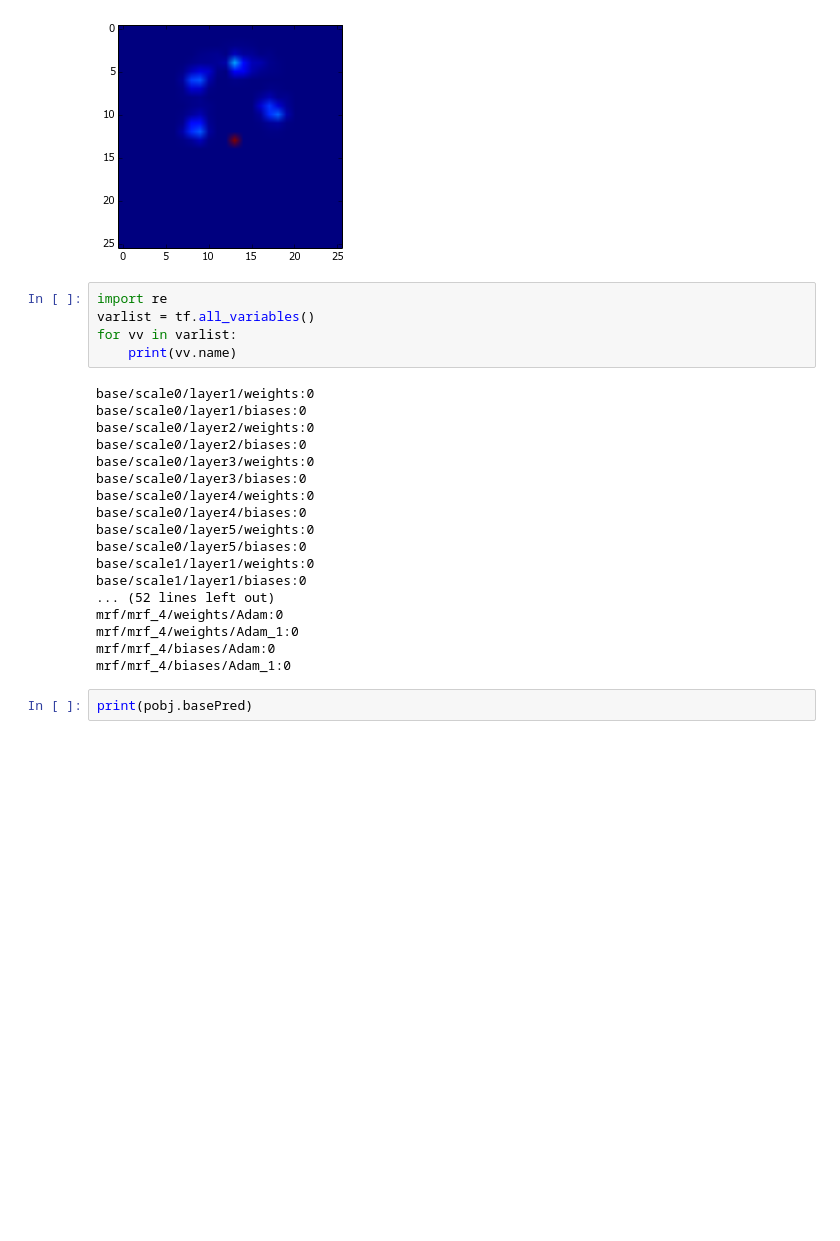
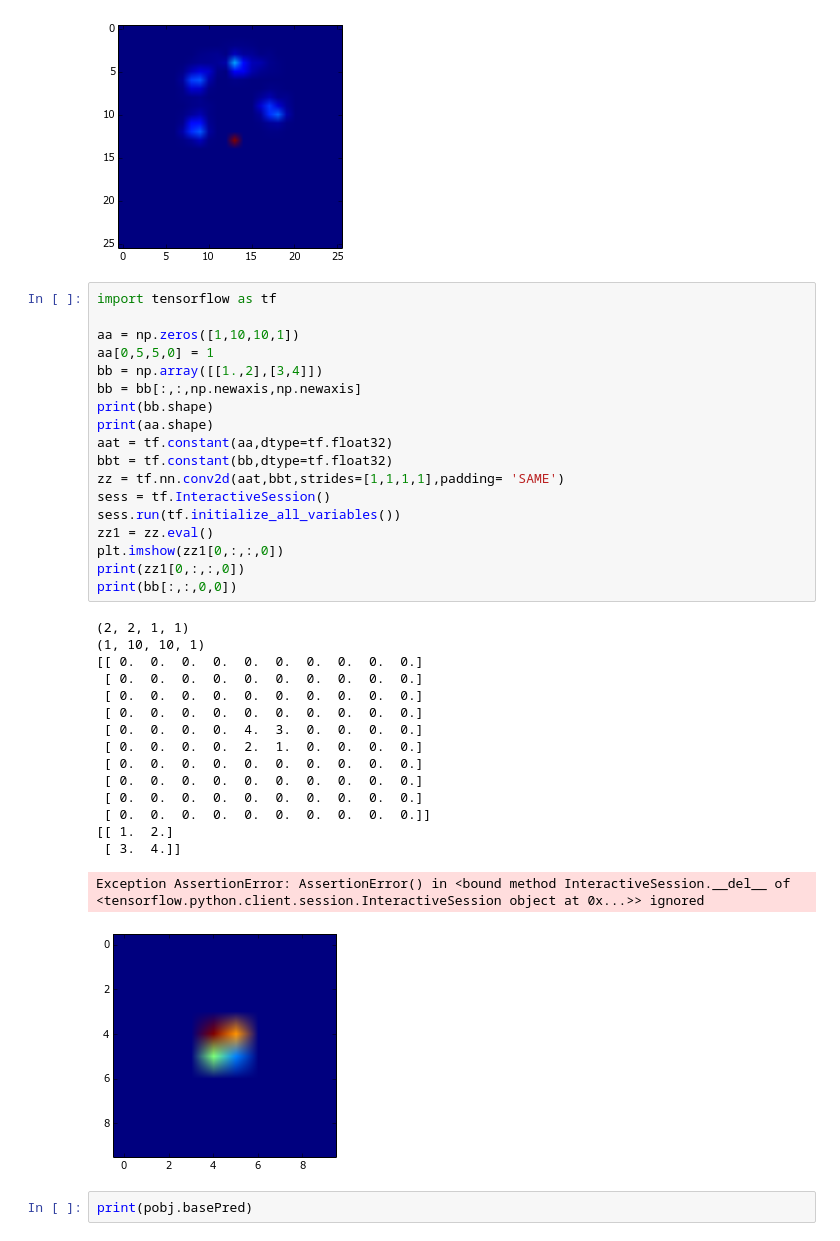
Before and after one commit to mkabra/poseTF, a Jupyter notebook: cellCodeHead.ipynb, the cells around one changed output. Drawn from its saved outputs; the diff is of its cells as text; blank space fills up the shorter version.

```diff
--- a/cellCodeHead.ipynb
+++ b/cellCodeHead.ipynb
@@ -1306,29 +1350,41 @@ print(oo.max())
 (26, 26, 5, 5)
 0.2
 [figure]
-# %%
-import re
-varlist = tf.all_variables()
-for vv in varlist:
-    print(vv.name)
-# %% [output]
-base/scale0/layer1/weights:0
-base/scale0/layer1/biases:0
-base/scale0/layer2/weights:0
-base/scale0/layer2/biases:0
-base/scale0/layer3/weights:0
-base/scale0/layer3/biases:0
-base/scale0/layer4/weights:0
-base/scale0/layer4/biases:0
-base/scale0/layer5/weights:0
-base/scale0/layer5/biases:0
-base/scale1/layer1/weights:0
-base/scale1/layer1/biases:0
-... (52 lines left out)
-mrf/mrf_4/weights/Adam:0
-mrf/mrf_4/weights/Adam_1:0
-mrf/mrf_4/biases/Adam:0
-mrf/mrf_4/biases/Adam_1:0
+# %%
+import tensorflow as tf
+
+aa = np.zeros([1,10,10,1])
+aa[0,5,5,0] = 1
+bb = np.array([[1.,2],[3,4]])
+bb = bb[:,:,np.newaxis,np.newaxis]
+print(bb.shape)
+print(aa.shape)
+aat = tf.constant(aa,dtype=tf.float32)
+bbt = tf.constant(bb,dtype=tf.float32)
+zz = tf.nn.conv2d(aat,bbt,strides=[1,1,1,1],padding= 'SAME')
+sess = tf.InteractiveSession()
+sess.run(tf.initialize_all_variables())
+zz1 = zz.eval()
+plt.imshow(zz1[0,:,:,0])
+print(zz1[0,:,:,0])
+print(bb[:,:,0,0])
+# %% [output]
+(2, 2, 1, 1)
+(1, 10, 10, 1)
+[[ 0.  0.  0.  0.  0.  0.  0.  0.  0.  0.]
+ [ 0.  0.  0.  0.  0.  0.  0.  0.  0.  0.]
+ [ 0.  0.  0.  0.  0.  0.  0.  0.  0.  0.]
+ [ 0.  0.  0.  0.  0.  0.  0.  0.  0.  0.]
+ [ 0.  0.  0.  0.  4.  3.  0.  0.  0.  0.]
+ [ 0.  0.  0.  0.  2.  1.  0.  0.  0.  0.]
+ [ 0.  0.  0.  0.  0.  0.  0.  0.  0.  0.]
+ [ 0.  0.  0.  0.  0.  0.  0.  0.  0.  0.]
+ [ 0.  0.  0.  0.  0.  0.  0.  0.  0.  0.]
+ [ 0.  0.  0.  0.  0.  0.  0.  0.  0.  0.]]
+[[ 1.  2.]
+ [ 3.  4.]]
+Exception AssertionError: AssertionError() in <bound method InteractiveSession.__del__ of <tensorflow.python.client.session.InteractiveSession object at 0x...>> ignored
+[figure, added]
 # %%
 print(pobj.basePred)
 # %% [output]
```
Also changed, not shown: parts of 6 cells of this notebook, 7 other files.
